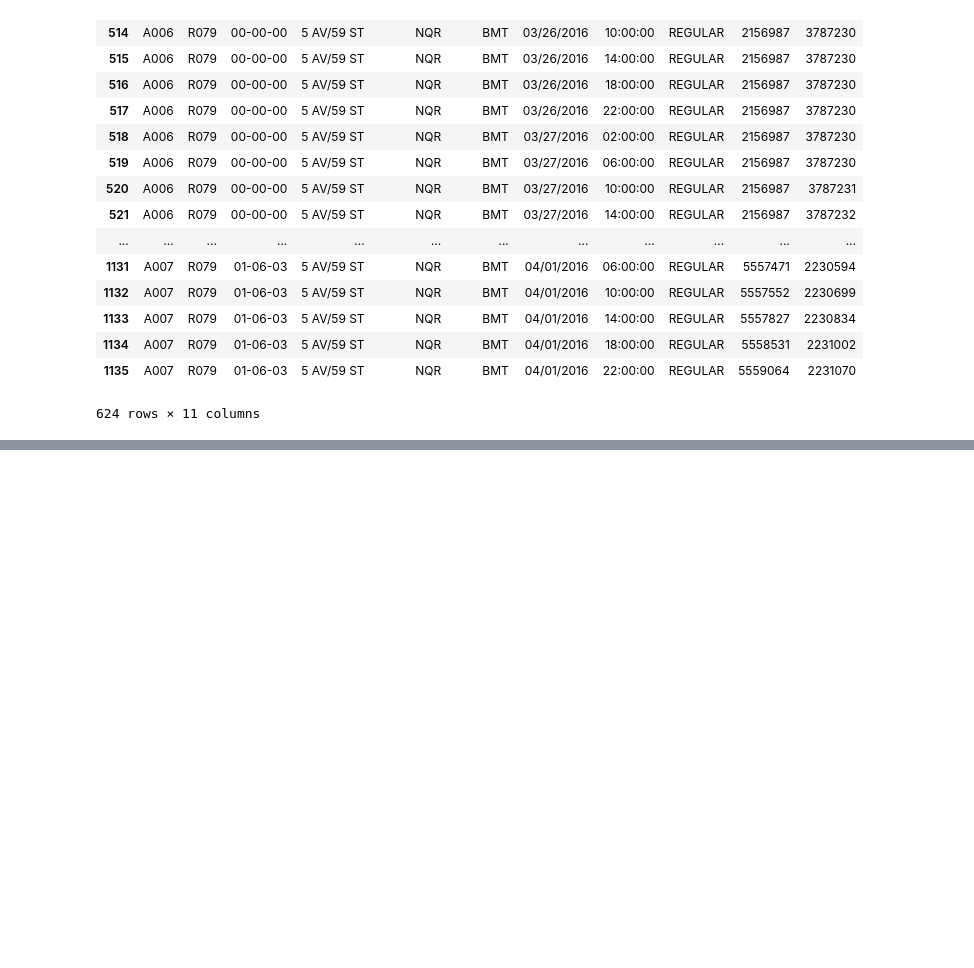
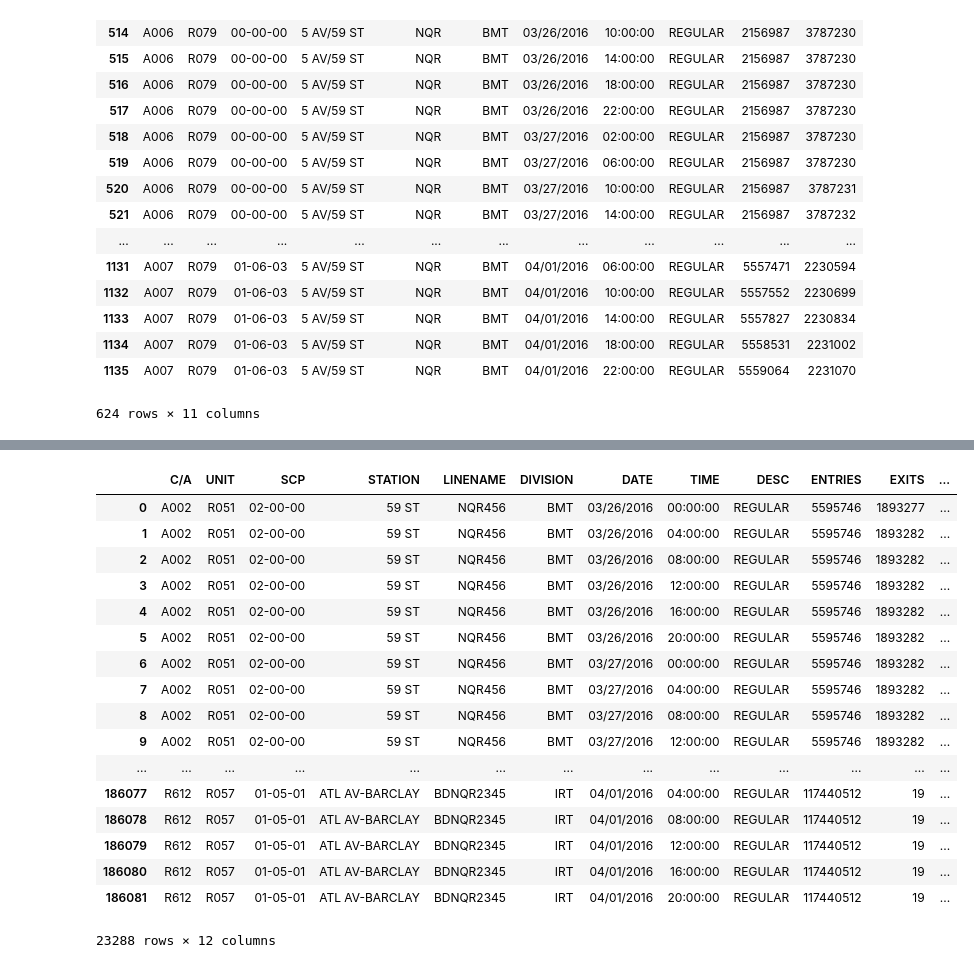
Before and after one commit to mango314/mta, a Jupyter notebook: MTA - Turnstile Data.ipynb, the cells around one changed output, grey strips where cells are left out. Cells and saved outputs as stored; diff of their text form; code cells hidden in the pictures; blank space fills up the shorter version.

```diff
--- a/MTA - Turnstile Data.ipynb
+++ b/MTA - Turnstile Data.ipynb
@@ -222,0 +255,2 @@ turnstile[(turnstile.UNIT=="R079")&(turnstile.DESC=="REGULAR")]
+# %%
+turnstile = pd.read_csv("turnstile_160402.txt")
@@ -222,0 +262,7 @@ turnstile[(turnstile.UNIT=="R079")&(turnstile.DESC=="REGULAR")]
+# %%
+# look up station data by route
+N = turnstile['LINENAME'].str.contains('N')
+# %%
+X = turnstile[N]
+
+X['DATETIME'] = pd.to_datetime(turnstile[N]["DATE"] + " " + turnstile[N]["TIME"])
@@ -222,0 +275,2 @@ turnstile[(turnstile.UNIT=="R079")&(turnstile.DESC=="REGULAR")]
+# %%
+X[ X.STATION == '57 ST-7 AV'].set_index('DATETIME')
@@ -222,0 +299,21 @@ turnstile[(turnstile.UNIT=="R079")&(turnstile.DESC=="REGULAR")]
+# %%
+X
+# %% [output]
+|  | C/A | UNIT | SCP | STATION | LINENAME | DIVISION | DATE | TIME | DESC | ENTRIES | EXITS | ... |
+| 0 | A002 | R051 | 02-00-00 | 59 ST | NQR456 | BMT | 03/26/2016 | 00:00:00 | REGULAR | 5595746 | 1893277 | ... |
+| 1 | A002 | R051 | 02-00-00 | 59 ST | NQR456 | BMT | 03/26/2016 | 04:00:00 | REGULAR | 5595746 | 1893282 | ... |
+| 2 | A002 | R051 | 02-00-00 | 59 ST | NQR456 | BMT | 03/26/2016 | 08:00:00 | REGULAR | 5595746 | 1893282 | ... |
+| 3 | A002 | R051 | 02-00-00 | 59 ST | NQR456 | BMT | 03/26/2016 | 12:00:00 | REGULAR | 5595746 | 1893282 | ... |
+| 4 | A002 | R051 | 02-00-00 | 59 ST | NQR456 | BMT | 03/26/2016 | 16:00:00 | REGULAR | 5595746 | 1893282 | ... |
+| 5 | A002 | R051 | 02-00-00 | 59 ST | NQR456 | BMT | 03/26/2016 | 20:00:00 | REGULAR | 5595746 | 1893282 | ... |
+| 6 | A002 | R051 | 02-00-00 | 59 ST | NQR456 | BMT | 03/27/2016 | 00:00:00 | REGULAR | 5595746 | 1893282 | ... |
+| 7 | A002 | R051 | 02-00-00 | 59 ST | NQR456 | BMT | 03/27/2016 | 04:00:00 | REGULAR | 5595746 | 1893282 | ... |
+| 8 | A002 | R051 | 02-00-00 | 59 ST | NQR456 | BMT | 03/27/2016 | 08:00:00 | REGULAR | 5595746 | 1893282 | ... |
+| 9 | A002 | R051 | 02-00-00 | 59 ST | NQR456 | BMT | 03/27/2016 | 12:00:00 | REGULAR | 5595746 | 1893282 | ... |
+| ... | ... | ... | ... | ... | ... | ... | ... | ... | ... | ... | ... | ... |
+| 186077 | R612 | R057 | 01-05-01 | ATL AV-BARCLAY | BDNQR2345 | IRT | 04/01/2016 | 04:00:00 | REGULAR | 117440512 | 19 | ... |
+| 186078 | R612 | R057 | 01-05-01 | ATL AV-BARCLAY | BDNQR2345 | IRT | 04/01/2016 | 08:00:00 | REGULAR | 117440512 | 19 | ... |
+| 186079 | R612 | R057 | 01-05-01 | ATL AV-BARCLAY | BDNQR2345 | IRT | 04/01/2016 | 12:00:00 | REGULAR | 117440512 | 19 | ... |
+| 186080 | R612 | R057 | 01-05-01 | ATL AV-BARCLAY | BDNQR2345 | IRT | 04/01/2016 | 16:00:00 | REGULAR | 117440512 | 19 | ... |
+| 186081 | R612 | R057 | 01-05-01 | ATL AV-BARCLAY | BDNQR2345 | IRT | 04/01/2016 | 20:00:00 | REGULAR | 117440512 | 19 | ... |
+23288 rows × 12 columns
```
Also changed, not shown: parts of 9 cells of this notebook.
